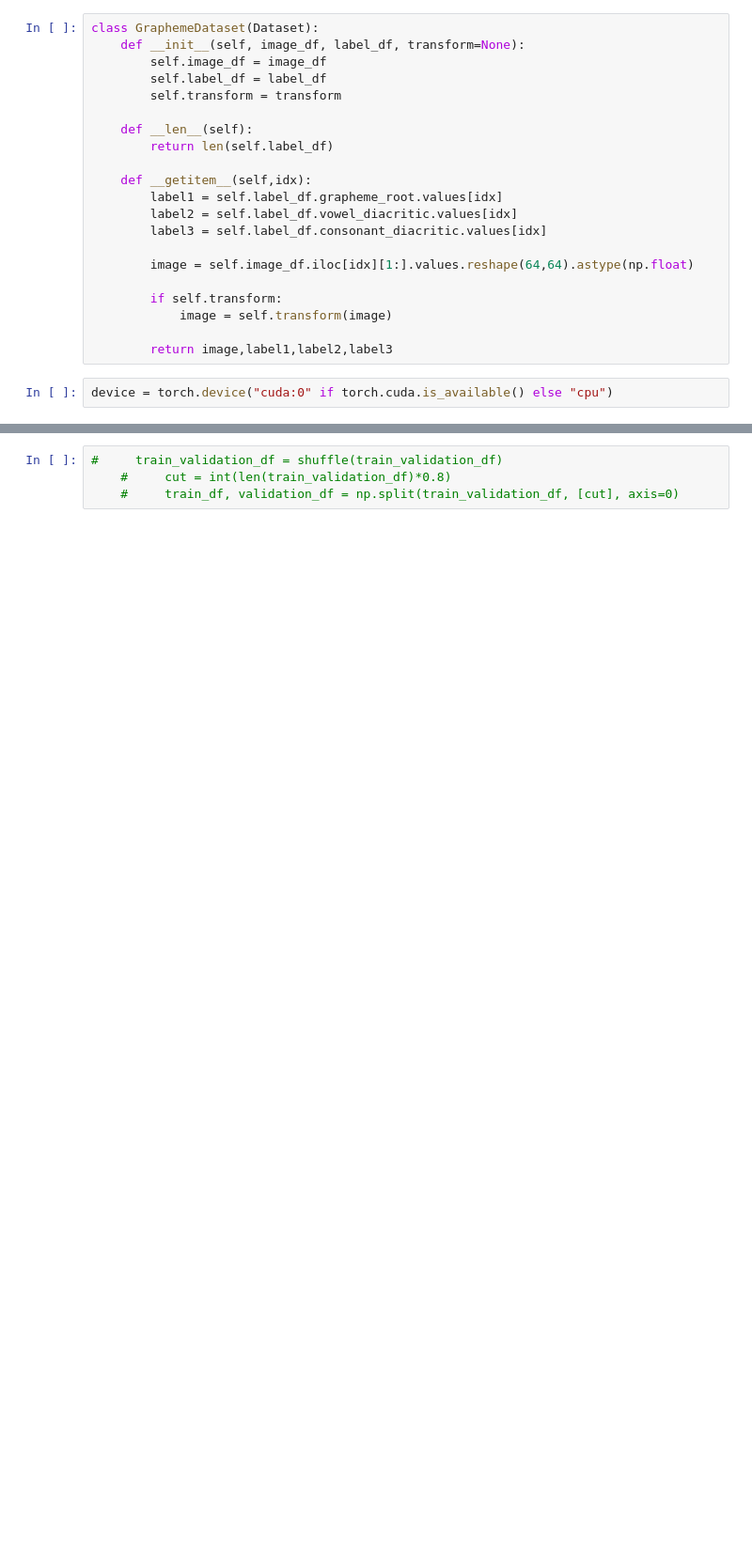
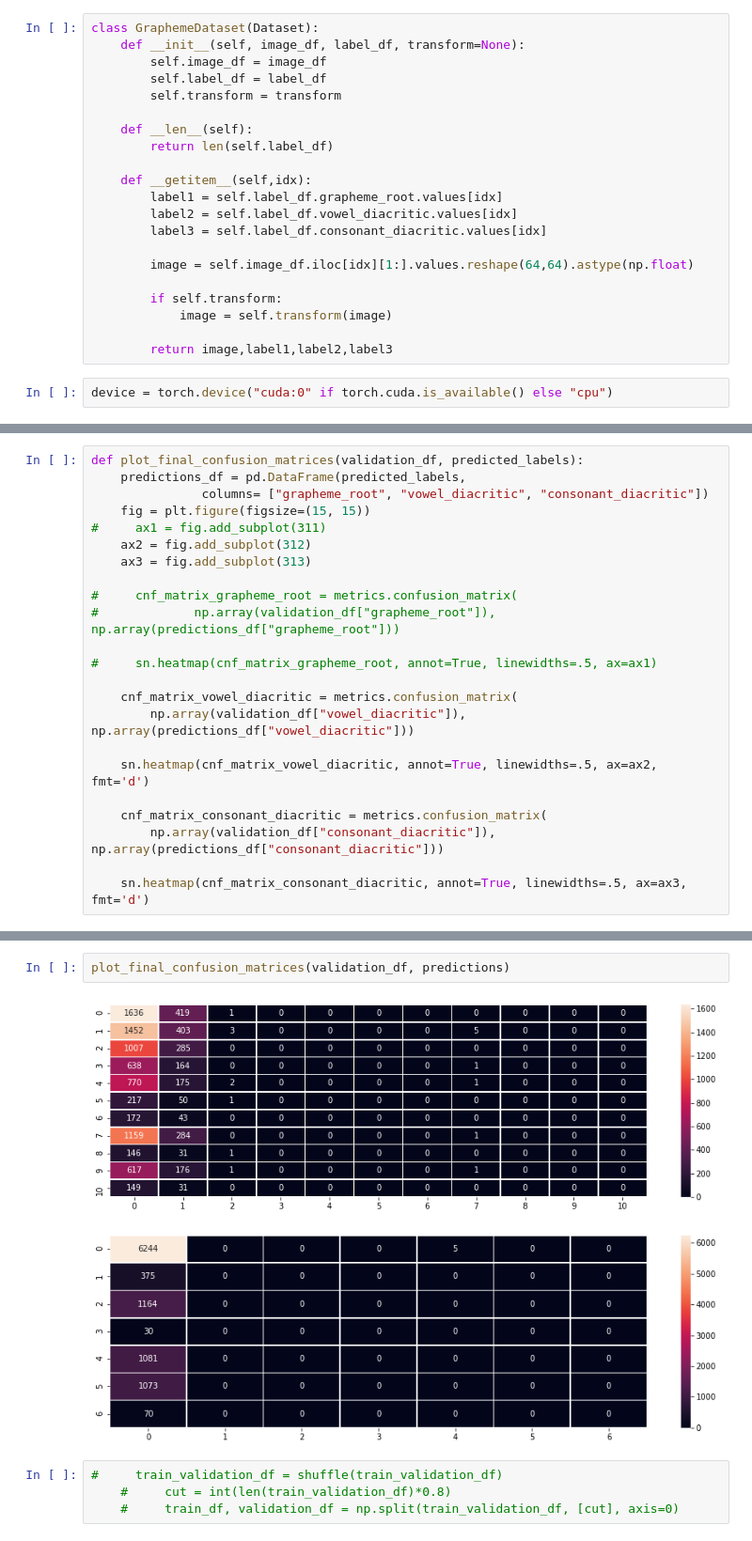
Before and after one commit to sdash-usfca/Grapheme-Classification, a Jupyter notebook: ResNet.ipynb, the cells around one changed output, grey strips where cells are left out. Shown: that part at 94% size. Drawn from its saved outputs; the diff is of its cells as text; blank space fills up the shorter version.

```diff
--- a/ResNet.ipynb
+++ b/ResNet.ipynb
@@ -316 +314,24 @@ def plot_acc_loss(train_acc, train_loss, valid_acc, valid_loss):
+# %%
+def plot_final_confusion_matrices(validation_df, predicted_labels):
+    predictions_df = pd.DataFrame(predicted_labels,
+               columns= ["grapheme_root", "vowel_diacritic", "consonant_diacritic"])
+    fig = plt.figure(figsize=(15, 15))
+#     ax1 = fig.add_subplot(311)
+    ax2 = fig.add_subplot(312)
+    ax3 = fig.add_subplot(313)
+
+#     cnf_matrix_grapheme_root = metrics.confusion_matrix(
+#             np.array(validation_df["grapheme_root"]), np.array(predictions_df["grapheme_root"]))
+
+#     sn.heatmap(cnf_matrix_grapheme_root, annot=True, linewidths=.5, ax=ax1)
+
+    cnf_matrix_vowel_diacritic = metrics.confusion_matrix(
+        np.array(validation_df["vowel_diacritic"]), np.array(predictions_df["vowel_diacritic"]))
+
+    sn.heatmap(cnf_matrix_vowel_diacritic, annot=True, linewidths=.5, ax=ax2, fmt='d')
+
+    cnf_matrix_consonant_diacritic = metrics.confusion_matrix(
+        np.array(validation_df["consonant_diacritic"]), np.array(predictions_df["consonant_diacritic"]))
+
+    sn.heatmap(cnf_matrix_consonant_diacritic, annot=True, linewidths=.5, ax=ax3, fmt='d')
 # %%
@@ -345,3 +358,7 @@ plot_acc_loss(train_acc, train_loss, valid_acc, valid_loss)
+# %%
+plot_final_confusion_matrices(validation_df, predictions)
+# %% [output]
+[figure, added]
 # %%
 #     train_validation_df = shuffle(train_validation_df)
     #     cut = int(len(train_validation_df)*0.8)
```
Also changed, not shown: parts of 12 cells of this notebook, 3 other files.
